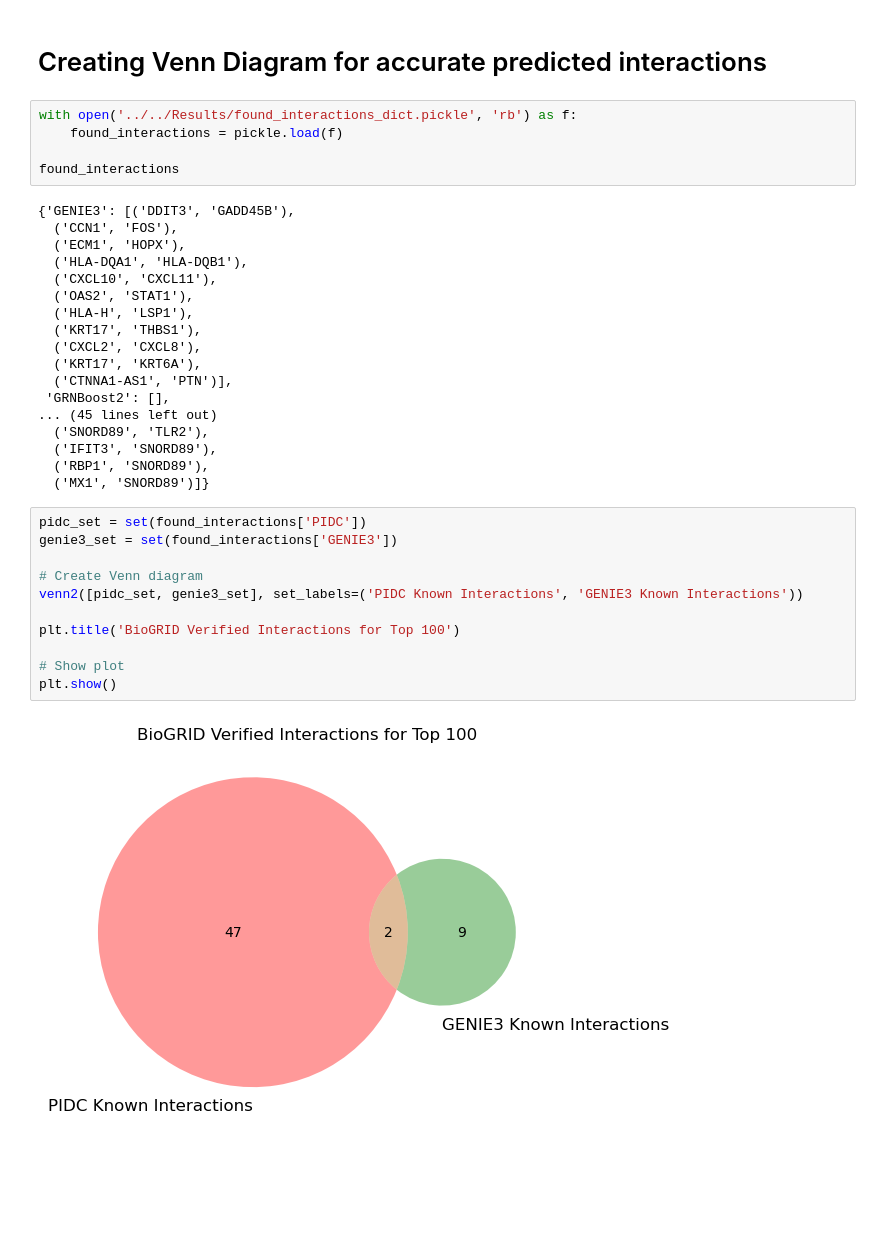
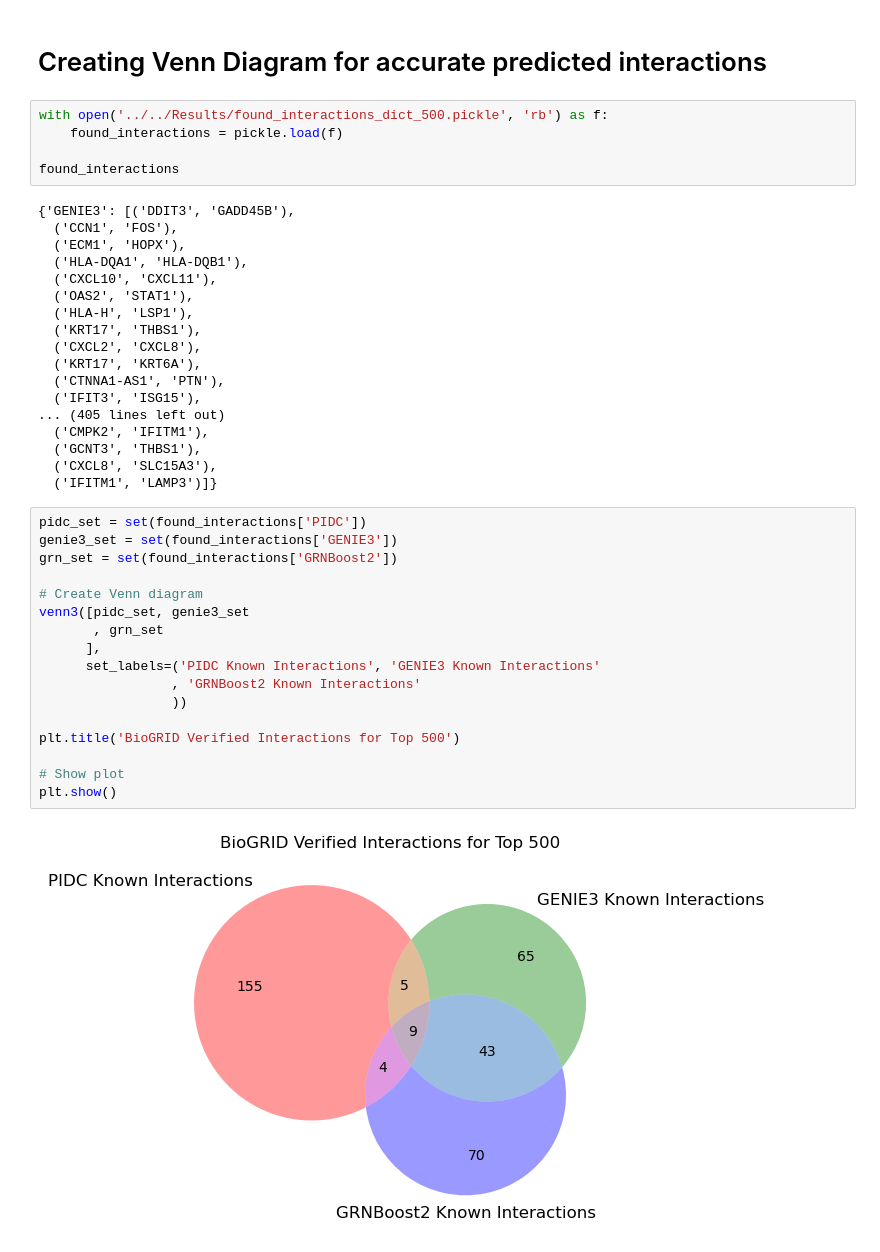
Before and after one commit to Chucklemunch/BMI_776_Project, a Jupyter notebook: Code/network_comparison/venn_diagram.ipynb, the cells around one changed output. Cells and saved outputs as stored; diff of their text form; blank space fills up the shorter version.

Commit message:
added code for BioGRID stuff with 500 genes

```diff
--- a/Code/network_comparison/venn_diagram.ipynb
+++ b/Code/network_comparison/venn_diagram.ipynb
@@ -198,7 +198,7 @@ Average Degree: 56.33802816901409
 # %% [markdown]
 # Creating Venn Diagram for accurate predicted interactions
 # %%
-with open('../../Results/found_interactions_dict.pickle', 'rb') as f:
+with open('../../Results/found_interactions_dict_500.pickle', 'rb') as f:
     found_interactions = pickle.load(f)
 
 found_interactions
@@ -213,23 +213,29 @@ found_interactions
   ('KRT17', 'THBS1'),
   ('CXCL2', 'CXCL8'),
   ('KRT17', 'KRT6A'),
-  ('CTNNA1-AS1', 'PTN')],
- 'GRNBoost2': [],
-... (45 lines left out)
-  ('SNORD89', 'TLR2'),
-  ('IFIT3', 'SNORD89'),
-  ('RBP1', 'SNORD89'),
-  ('MX1', 'SNORD89')]}
+  ('CTNNA1-AS1', 'PTN'),
+  ('IFIT3', 'ISG15'),
+... (405 lines left out)
+  ('CMPK2', 'IFITM1'),
+  ('GCNT3', 'THBS1'),
+  ('CXCL8', 'SLC15A3'),
+  ('IFITM1', 'LAMP3')]}
 # %%
 pidc_set = set(found_interactions['PIDC'])
 genie3_set = set(found_interactions['GENIE3'])
+grn_set = set(found_interactions['GRNBoost2'])
 
 # Create Venn diagram
-venn2([pidc_set, genie3_set], set_labels=('PIDC Known Interactions', 'GENIE3 Known Interactions'))
+venn3([pidc_set, genie3_set
+       , grn_set
+      ],
+      set_labels=('PIDC Known Interactions', 'GENIE3 Known Interactions'
+                 , 'GRNBoost2 Known Interactions'
+                 ))
 
-plt.title('BioGRID Verified Interactions for Top 100')
+plt.title('BioGRID Verified Interactions for Top 500')
 
 # Show plot
 plt.show()
 # %% [output]
-[figure, old version]
+[figure, new version]
```
Also changed, not shown: 2 other files.
